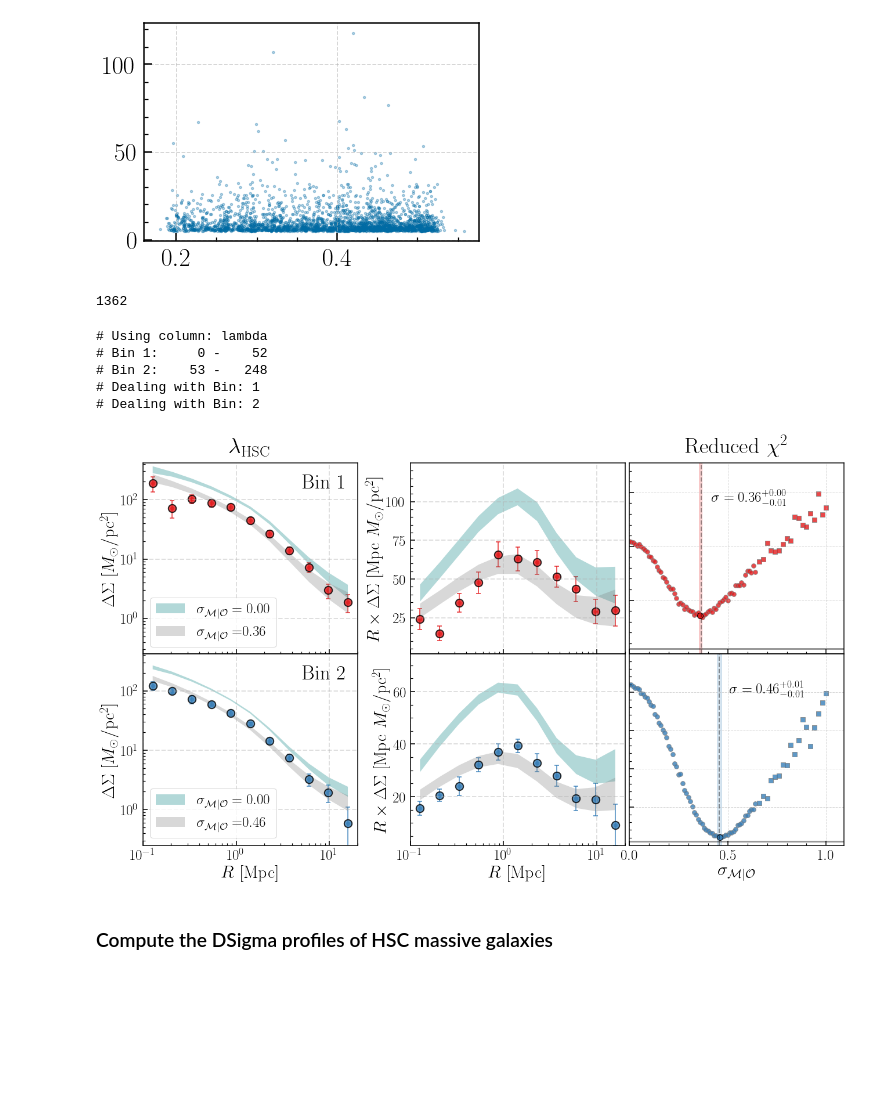
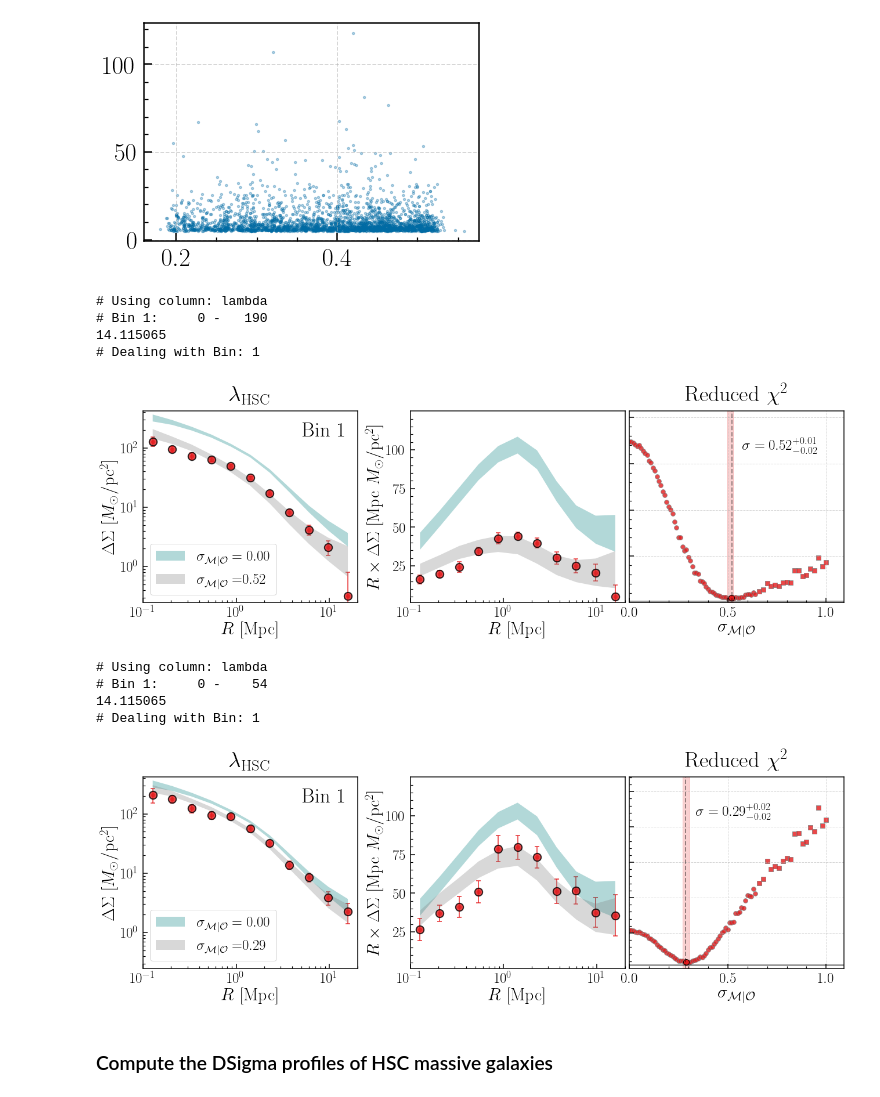
Before and after one commit to dr-guangtou/jianbing, a Jupyter notebook: notebooks/figure/figF1.ipynb, the cells around one changed output. Cells and saved outputs as stored; diff of their text form; code cells hidden in the pictures; blank space fills up the shorter version.

```diff
--- a/notebooks/figure/figF1.ipynb
+++ b/notebooks/figure/figF1.ipynb
@@ -125,28 +158,45 @@ plt.scatter(red_hsc['z_best'], red_hsc['lambda'], s=5, alpha=0.3)
 <matplotlib.collections.PathCollection at 0x...>
 [figure]
 # %%
-mask = (red_hsc['z_best'] >= 0.2) & (red_hsc['z_best'] <= 0.4)
+mask_hsc_1 = (red_hsc['z_best'] >= 0.19) & (red_hsc['z_best'] <= 0.35)
 
-print(mask.sum())
+redm_hsc_dsig_1 = wlensing.gather_topn_dsigma_profiles(
+    red_hsc, s16a_rand, sdss_bin_1, 'lambda',
+    mask=mask_hsc_1, n_rand=100000, n_boot=200, verbose=True)
+
+print(np.min(redm_hsc_dsig['samples']))
+
+redm_hsc_sum_1 = scatter.compare_model_dsigma(
+    redm_hsc_dsig_1, sim_dsig, model_err=False, poly=True, verbose=True)
+
+fig = visual.sum_plot_topn(
+    redm_hsc_sum_1, r'$\lambda_{\rm HSC}$', note=None, cov_type='jk', ref_tab=None)
 # %% [output]
-1362
+# Using column: lambda
+# Bin 1:     0 -   190
+14.115065
+# Dealing with Bin: 1
+[figure, added]
-# %%
-redm_hsc_dsig = wlensing.gather_topn_dsigma_profiles(
-    red_hsc, s16a_rand, topn_bins[0:2], 'lambda',
-    mask=mask, n_rand=100000, n_boot=200, verbose=True)
-
-redm_hsc_sum = scatter.compare_model_dsigma(
-    redm_hsc_dsig, sim_dsig, model_err=False, poly=True, verbose=True)
-
-fig = visual.sum_plot_topn(
-    redm_hsc_sum, r'$\lambda_{\rm HSC}$', note=None, cov_type='jk', ref_tab=None)
-# %% [output]
-# Using column: lambda
-# Bin 1:     0 -    52
-# Bin 2:    53 -   248
-# Dealing with Bin: 1
-# Dealing with Bin: 2
-[figure, removed]
+# %%
+mask_hsc_2 = (red_hsc['z_best'] >= 0.19) & (red_hsc['z_best'] <= 0.5)
+
+redm_hsc_dsig_2 = wlensing.gather_topn_dsigma_profiles(
+    red_hsc, s16a_rand, sdss_bin_2, 'lambda',
+    mask=mask_hsc_2, n_rand=100000, n_boot=200, verbose=True)
+
+print(np.min(redm_hsc_dsig['samples']))
+
+redm_hsc_sum_2 = scatter.compare_model_dsigma(
+    redm_hsc_dsig_2, sim_dsig, model_err=False, poly=True, verbose=True)
+
+fig = visual.sum_plot_topn(
+    redm_hsc_sum_2, r'$\lambda_{\rm HSC}$', note=None, cov_type='jk', ref_tab=None)
+# %% [output]
+# Using column: lambda
+# Bin 1:     0 -    54
+14.115065
+# Dealing with Bin: 1
+[figure, added]
 # %% [markdown]
 ### Compute the DSigma profiles of HSC massive galaxies
 # %%
```
Also changed, not shown: parts of 11 cells of this notebook, 1 other file.
